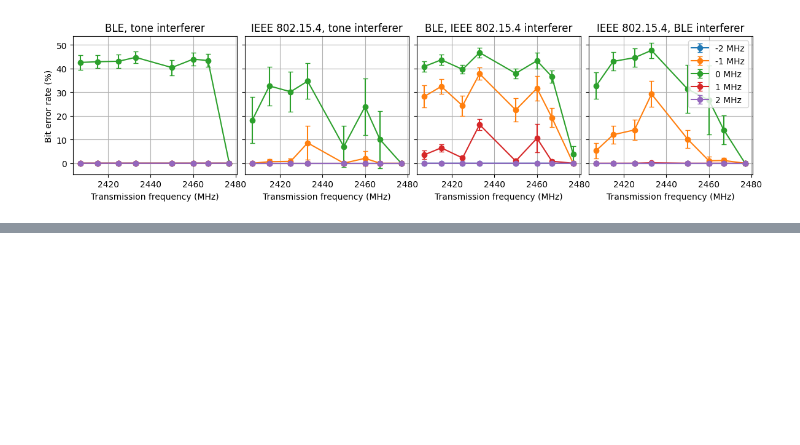
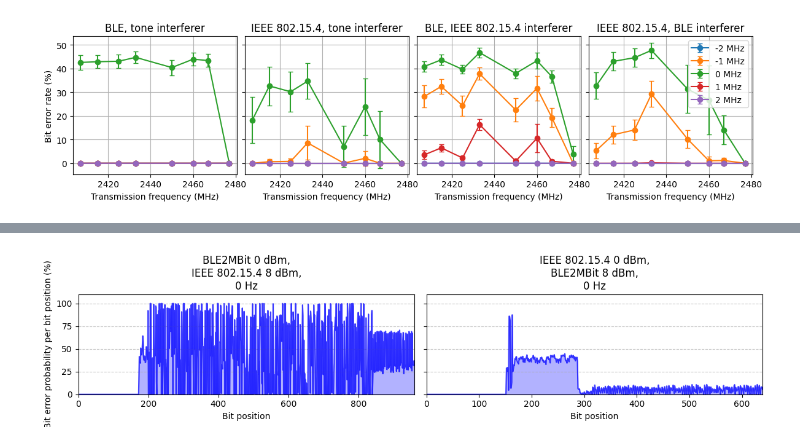
Before and after one commit to SDMote/badillosanjuan25experimental, a Jupyter notebook: python_scripts/data_analysis.ipynb, the cells around one changed output, grey strips where cells are left out. Cells and saved outputs as stored; diff of their text form; code cells hidden in the pictures; blank space fills up the shorter version.

```diff
--- a/python_scripts/data_analysis.ipynb
+++ b/python_scripts/data_analysis.ipynb
@@ -763,0 +792,9 @@ plot_ber_vs_frequency(all_inter_data, power_value=power_value, figsize=figsize,
+# %%
+example_files_2Mbps = [
+    files_dict_2Mbps["BLE2MBit_IEEE802154250Kbit"][17],
+    files_dict_2Mbps["IEEE802154250Kbit_BLE2MBit"][17],
+]
+plot_cumulative_bit_errors_array(example_files_2Mbps, figsize=(12, 3),
+                                 saveas="figs/bit_error_patterns_all_" + filename_2Mbps.split("_")[-1] + ".pdf")
+# %% [output]
+[figure, added]
```
Also changed, not shown: parts of 8 cells of this notebook, 2 other files.
